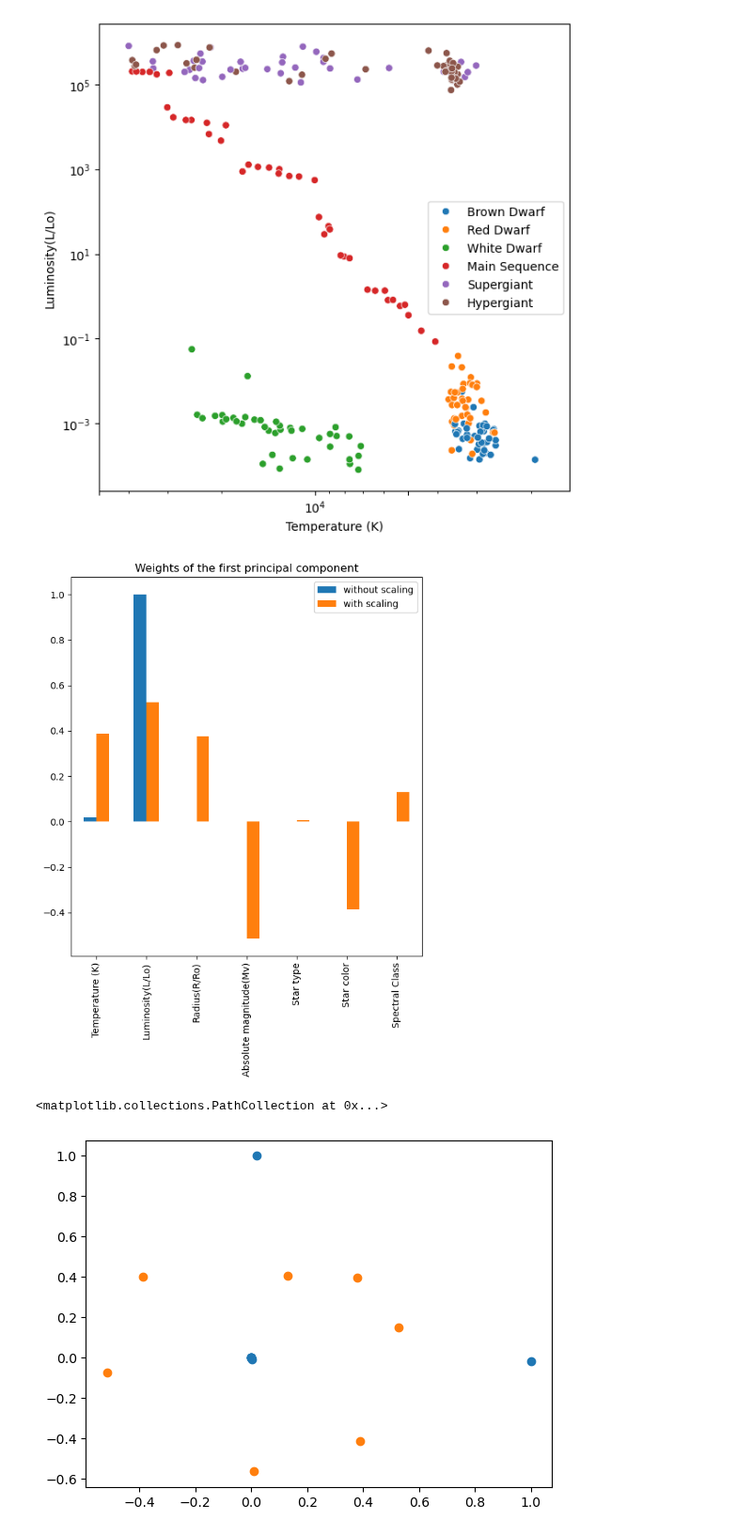
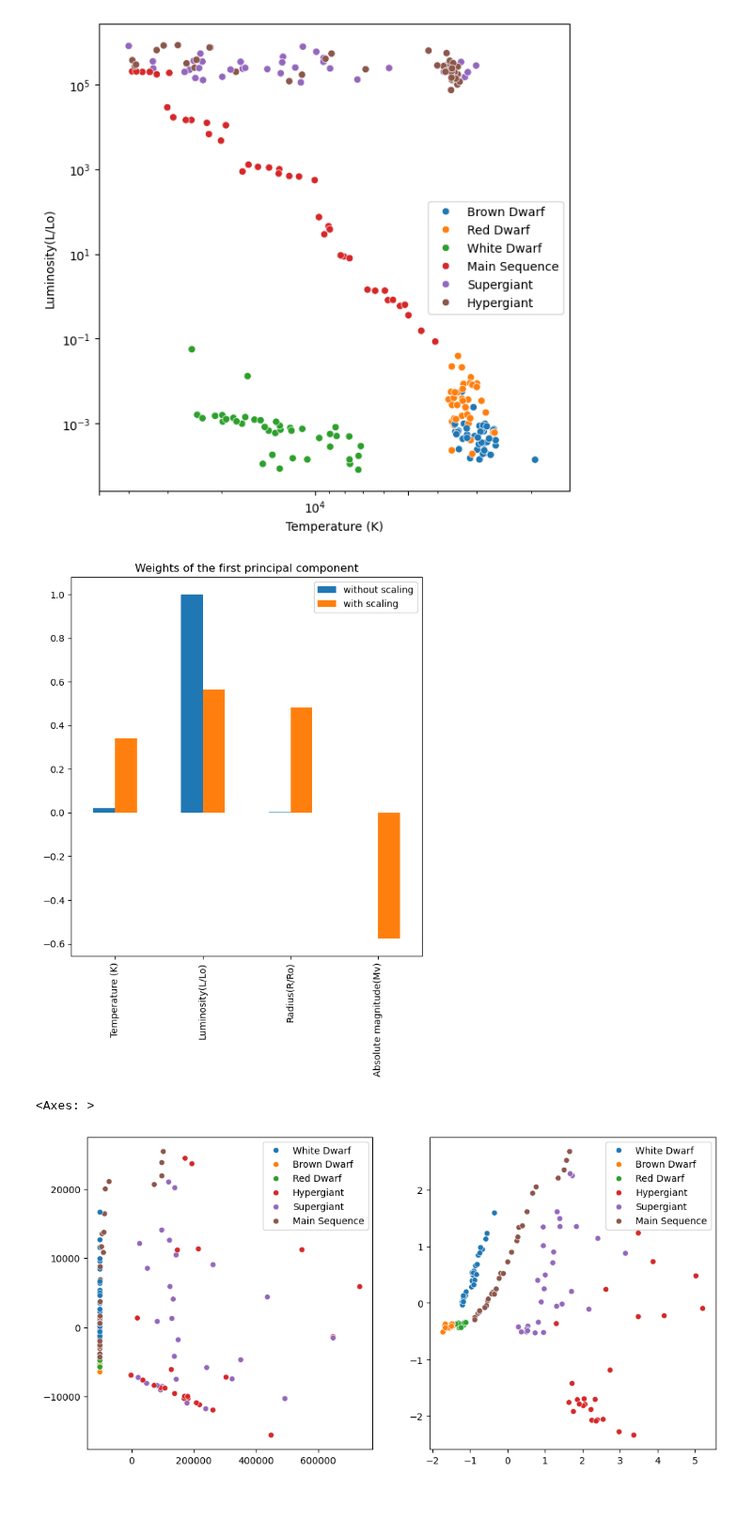
Before and after one commit to om-erika/astrostatistics_bicocca_2024, a Jupyter notebook: working/HR_diagram.ipynb, the cells around one changed output. Shown at 94% size. Cells and saved outputs as stored; diff of their text form; code cells hidden in the pictures; blank space fills up the shorter version.

```diff
--- a/working/HR_diagram.ipynb
+++ b/working/HR_diagram.ipynb
@@ -121,18 +121,19 @@ plt.show()
 # %%
 scaler = StandardScaler().set_output(transform="pandas")
 
-X_train, X_test, y_train, y_test = train_test_split(df_stars, df_stars['Star type'], test_size=0.3, random_state=42)
+
+X_train, X_test, y_train, y_test = train_test_split(df_stars.loc[:, 'Temperature (K)':'Absolute magnitude(Mv)'], df_stars['Star type'], test_size=0.3, random_state=42)
 #X_train['Temperature (K)'] = np.log10(X_train['Temperature (K)'])
 #X_train['Luminosity(L/Lo)'] = np.log10(X_train['Luminosity(L/Lo)'])
 scaled_X_train = scaler.fit_transform(X_train)
 # %%
 pca = PCA(n_components=2).fit(X_train)
 scaled_pca = PCA(n_components=2).fit(scaled_X_train)
-X_train_transformed = pca.transform(X_train)
-X_train_scaled_transformed = scaled_pca.transform(scaled_X_train)
+X_train_transformed = pca.fit_transform(X_train)
+X_train_scaled_transformed = scaled_pca.fit_transform(scaled_X_train)
 
 first_pca_component = pd.DataFrame(
-    pca.components_[0], index=df_stars.columns, columns=["without scaling"]
+    pca.components_[0], index=df_stars.columns[0:4], columns=["without scaling"]
 )
 first_pca_component["with scaling"] = scaled_pca.components_[0]
 first_pca_component.plot.bar(
@@ -141,13 +142,17 @@ first_pca_component.plot.bar(
 
 _ = plt.tight_layout()
 # %% [output]
-[figure, old version]
+[figure, new version]
 # %%
-plt.scatter(pca.components_[0], pca.components_[1])
-plt.scatter(scaled_pca.components_[0], scaled_pca.components_[1])
+fig = plt.figure(figsize =(12,6))
+ax = fig.add_subplot(1,2,1)
+sns.scatterplot(x = X_train_transformed[:, 0], y = X_train_transformed[:,1], hue = class_names_star_type[y_train])
+
+ax2 = fig.add_subplot(1,2,2)
+sns.scatterplot(x = X_train_scaled_transformed[:, 0], y = X_train_scaled_transformed[:,1], hue = class_names_star_type[y_train])
 # %% [output]
-<matplotlib.collections.PathCollection at 0x...>
+<Axes: >
-[figure, old version]
+[figure, new version]
 # %%
 from sklearn.linear_model import LogisticRegressionCV
 from sklearn.pipeline import make_pipeline
```
Also changed, not shown: parts of 4 cells of this notebook.
